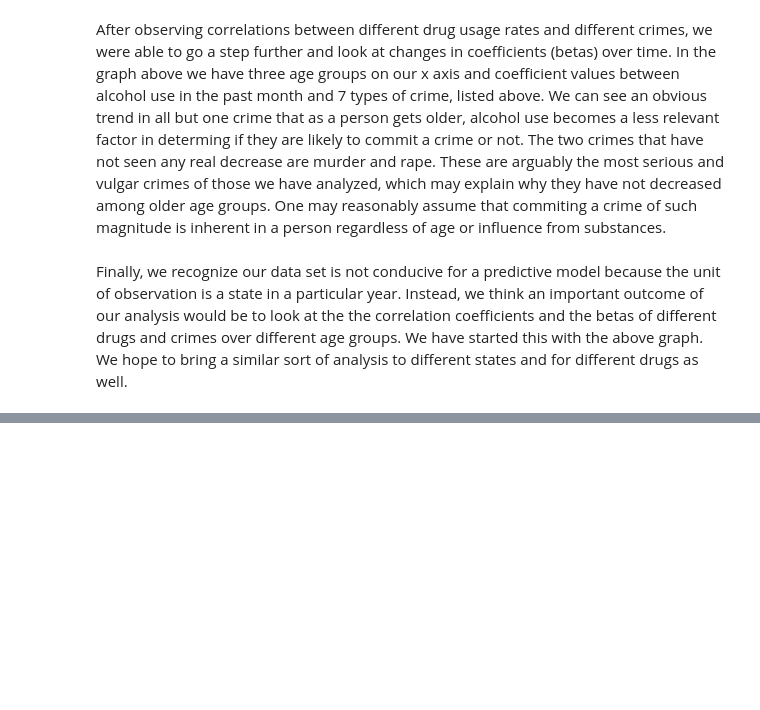
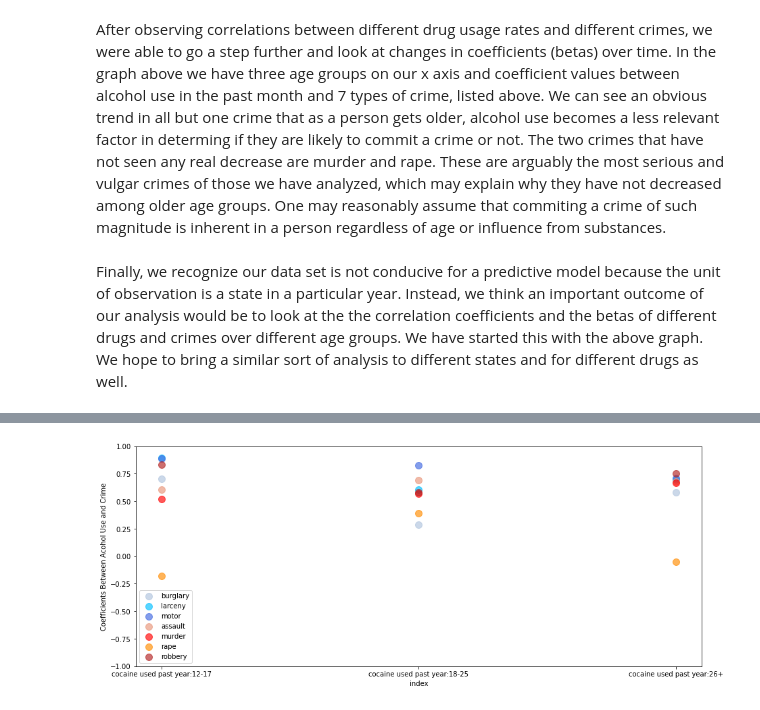
Before and after one commit to jlicht27/jlicht27.github.io, a Jupyter notebook: drugs.ipynb, the cells around one changed output, grey strips where cells are left out. Saved outputs shown, nothing was run; the diff lists cells and outputs as text; code cells hidden in the pictures; blank space fills up the shorter version.

```diff
--- a/drugs.ipynb
+++ b/drugs.ipynb
@@ -585,3 +586,8 @@ graph_coefs(la_sc, xs)
+# %%
+xs = ['cocaine used past year:12-17', 'cocaine used past year:18-25', 'cocaine used past year:26+']
+graph_coefs(la_sc, xs)
+# %% [output]
+[figure, added]
 # %%
 xs = ['marijuana used past year:12-17', 'marijuana used past year:18-25', 'marijuana used past year:26+']
 graph_coefs(la_sc, xs)
```
Also changed, not shown: parts of 5 cells of this notebook.
